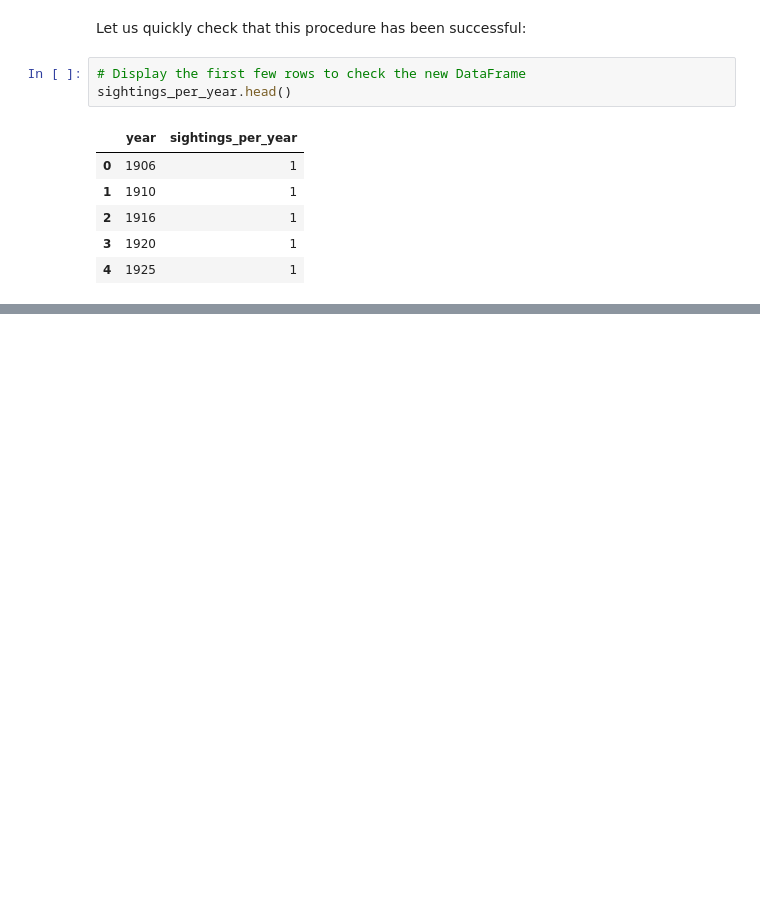
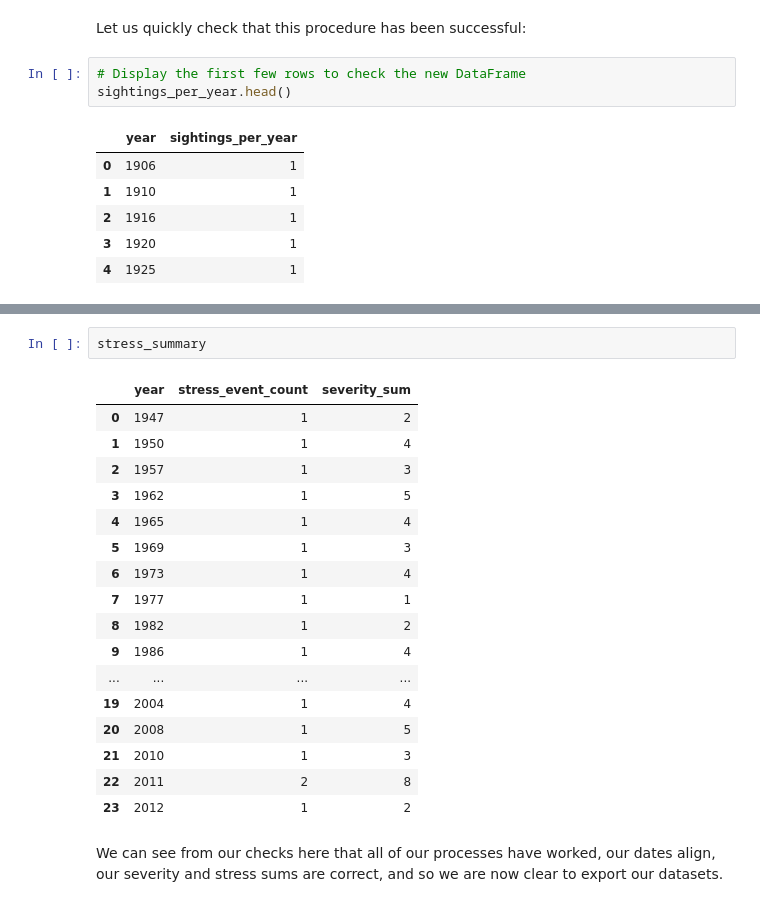
Before and after one commit to Richard-wv/stress_sighting_hypothesis, a Jupyter notebook: jupyter_notebooks/1_data_cleaning.ipynb, the cells around one changed output, grey strips where cells are left out. Cells and saved outputs as stored; diff of their text form; blank space fills up the shorter version.

```diff
--- a/jupyter_notebooks/1_data_cleaning.ipynb
+++ b/jupyter_notebooks/1_data_cleaning.ipynb
@@ -626,0 +737,22 @@ df.to_csv("../data/clean/ufo_data_cleaned.csv", index=False)
+# %%
+stress_summary
+# %% [output]
+|  | year | stress_event_count | severity_sum |
+| 0 | 1947 | 1 | 2 |
+| 1 | 1950 | 1 | 4 |
+| 2 | 1957 | 1 | 3 |
+| 3 | 1962 | 1 | 5 |
+| 4 | 1965 | 1 | 4 |
+| 5 | 1969 | 1 | 3 |
+| 6 | 1973 | 1 | 4 |
+| 7 | 1977 | 1 | 1 |
+| 8 | 1982 | 1 | 2 |
+| 9 | 1986 | 1 | 4 |
+| ... | ... | ... | ... |
+| 19 | 2004 | 1 | 4 |
+| 20 | 2008 | 1 | 5 |
+| 21 | 2010 | 1 | 3 |
+| 22 | 2011 | 2 | 8 |
+| 23 | 2012 | 1 | 2 |
+# %% [markdown]
+We can see from our checks here that all of our processes have worked, our dates align, our severity and stress sums are correct, and so we are now clear to export our datasets.
```
Also changed, not shown: parts of 13 cells of this notebook, 3 other files.
